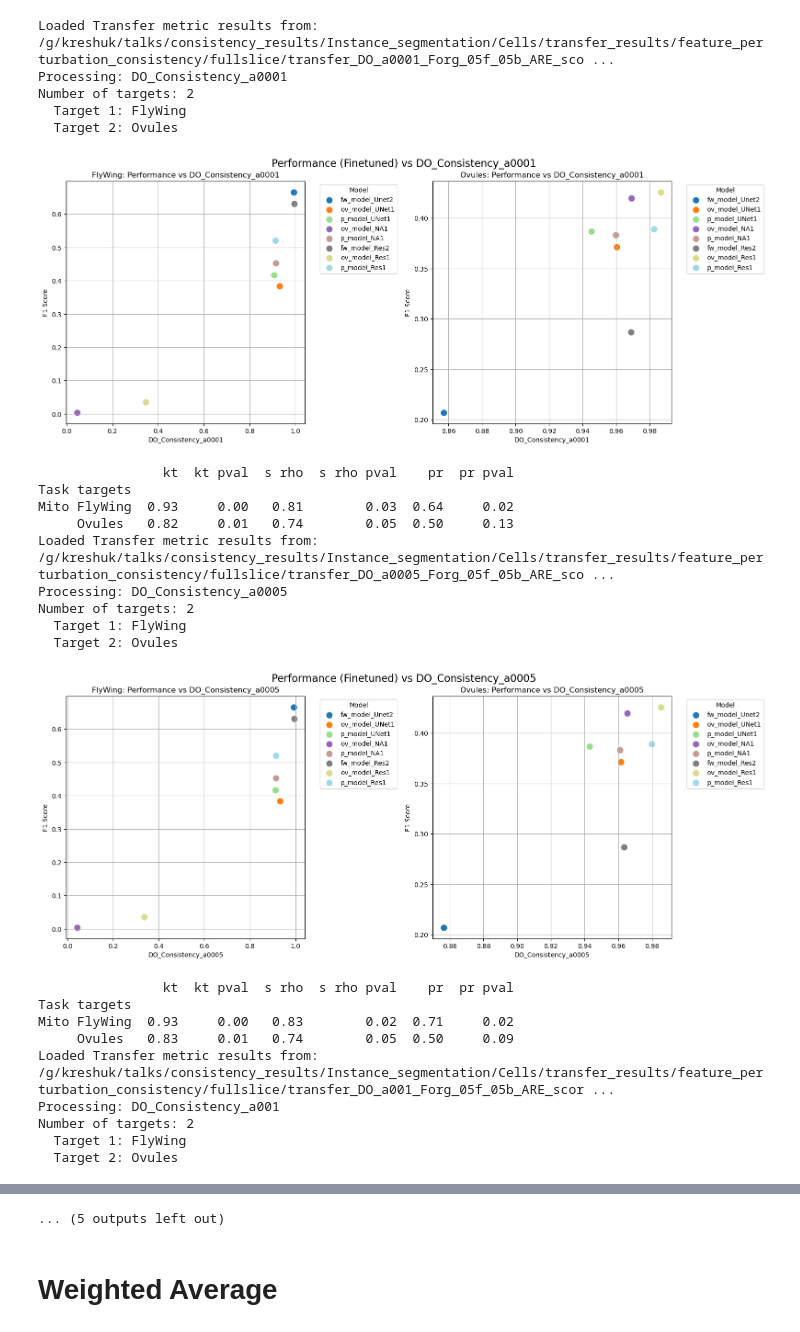
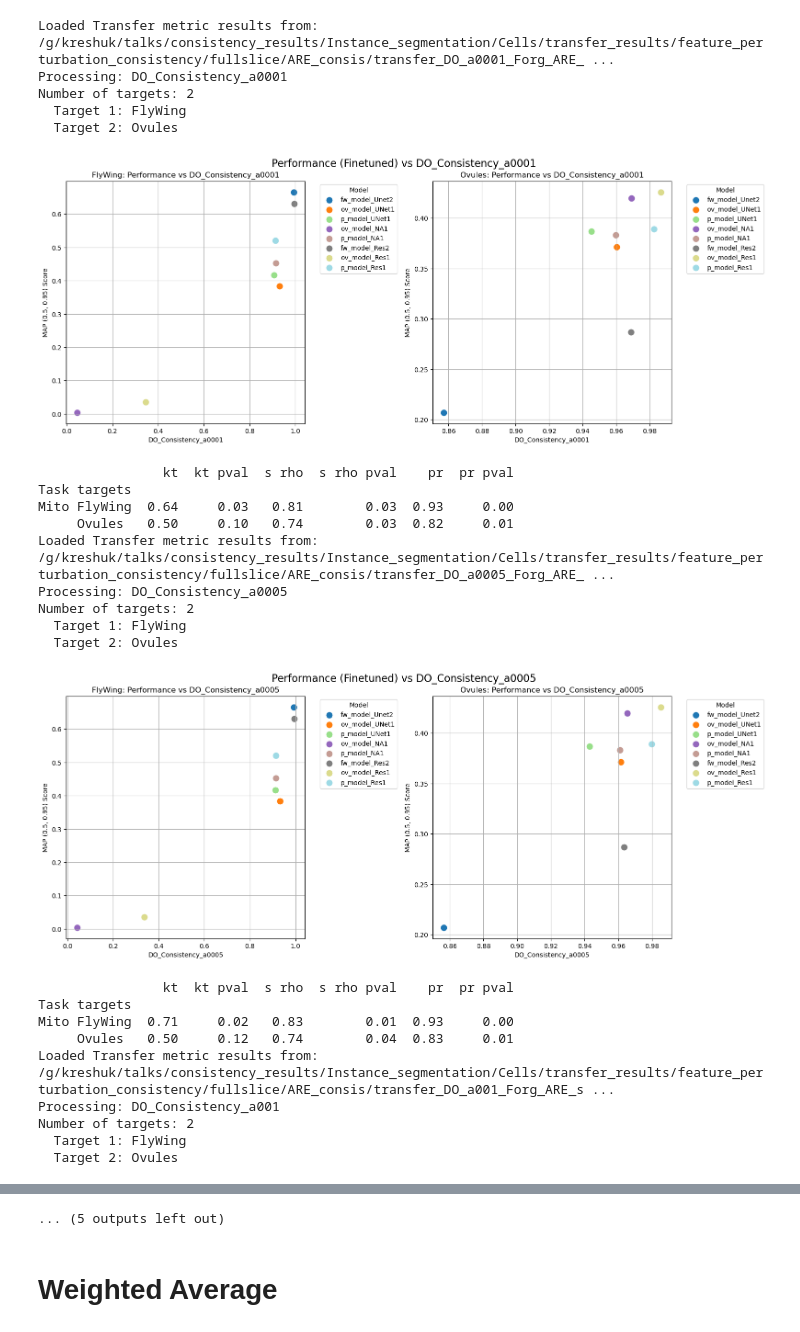
Before and after one commit to kreshuklab/model_ranking, a Jupyter notebook: notebooks/cell_segmentation/consistency/per_perturbation_strength_correlations/cells_consistency_vs_MAP_DO_ARE.ipynb, the cells around one changed output, grey strips where cells are left out. Cells and saved outputs as stored; diff of their text form; code cells hidden in the pictures.

```diff
--- a/notebooks/cell_segmentation/consistency/per_perturbation_strength_correlations/cells_consistency_vs_MAP_DO_ARE.ipynb
+++ b/notebooks/cell_segmentation/consistency/per_perturbation_strength_correlations/cells_consistency_vs_MAP_DO_ARE.ipynb
@@ -15,54 +13,55 @@ INFO: P [MainThread] 2025-10-17 11:38:54,549 plantseg - Logger configured at ini
 # %%
-performance_path = "/g/kreshuk/talks/consistency_results/Instance_segmentation/Cells/transfer_results/consistency/fullslice/transfer_performance_scores.json"
+performance_path = "/g/kreshuk/talks/consistency_results/Instance_segmentation/Cells/transfer_results/feature_perturbation_consistency/fullslice/transfer_performance_MAP_scores.json"
 with open(performance_path, "r") as f:
     performance_scores = json.load(f)["performance_scores"]
 # %%
-base_path = "/g/kreshuk/talks/consistency_results/Instance_segmentation/Cells/transfer_results/feature_perturbation_consistency/fullslice"
+base_path = "/g/kreshuk/talks/consistency_results/Instance_segmentation/Cells/transfer_results/feature_perturbation_consistency/fullslice/ARE_consis"
 selected_augmentations = ["a0001", "a0005", "a001", "a002", "a003", "a004", "a005", "a01"]
 
 for aug in selected_augmentations:
-    file_name = f"transfer_DO_{aug}_Forg_05f_05b_ARE_scores.json"
+    file_name = f"transfer_DO_{aug}_Forg_ARE_scores.json"
     consistency_path = Path(base_path) / file_name
     results = load_transfer_metric_results(consistency_path)
     consistency_scores = results["transfer_scores"]
     targets = list(consistency_scores.keys())
     plot_performance_vs_transfer_metric_multi_target(
         performance_scores=performance_scores,
             transfer_scores=consistency_scores,
             transfer_metric=f"DO_Consistency_{aug}",
             invert_transfer_metric=True,
-            finetuned=True
+            finetuned=True,
+            performance_metric_key="MAP (0.5, 0.95)",
         )
     KT_scores, SP_scores, PE_scores = to_target_transfer_correlations(
         targets=targets,
         transfer_metric_per_target=consistency_scores,
         performance_per_target=performance_scores,
         invert_transfer_metric=True,
     )
     correlation_df = correlation_table(KT_scores, SP_scores, PE_scores, targets=targets)
     print(correlation_df)
 # %% [output]
-Loaded Transfer metric results from: /g/kreshuk/talks/consistency_results/Instance_segmentation/Cells/transfer_results/feature_perturbation_consistency/fullslice/transfer_DO_a0001_Forg_05f_05b_ARE_sco ...
+Loaded Transfer metric results from: /g/kreshuk/talks/consistency_results/Instance_segmentation/Cells/transfer_results/feature_perturbation_consistency/fullslice/ARE_consis/transfer_DO_a0001_Forg_ARE_ ...
 Processing: DO_Consistency_a0001
 Number of targets: 2
   Target 1: FlyWing
   Target 2: Ovules
-[figure, old version]
+[figure, new version]
                 kt  kt pval  s rho  s rho pval    pr  pr pval
 Task targets
-Mito FlyWing  0.93     0.00   0.81        0.03  0.64     0.02
-     Ovules   0.82     0.01   0.74        0.05  0.50     0.13
-Loaded Transfer metric results from: /g/kreshuk/talks/consistency_results/Instance_segmentation/Cells/transfer_results/feature_perturbation_consistency/fullslice/transfer_DO_a0005_Forg_05f_05b_ARE_sco ...
+Mito FlyWing  0.64     0.03   0.81        0.03  0.93     0.00
+     Ovules   0.50     0.10   0.74        0.03  0.82     0.01
+Loaded Transfer metric results from: /g/kreshuk/talks/consistency_results/Instance_segmentation/Cells/transfer_results/feature_perturbation_consistency/fullslice/ARE_consis/transfer_DO_a0005_Forg_ARE_ ...
 Processing: DO_Consistency_a0005
 Number of targets: 2
   Target 1: FlyWing
   Target 2: Ovules
-[figure, old version]
+[figure, new version]
                 kt  kt pval  s rho  s rho pval    pr  pr pval
 Task targets
-Mito FlyWing  0.93     0.00   0.83        0.02  0.71     0.02
-     Ovules   0.83     0.01   0.74        0.05  0.50     0.09
-Loaded Transfer metric results from: /g/kreshuk/talks/consistency_results/Instance_segmentation/Cells/transfer_results/feature_perturbation_consistency/fullslice/transfer_DO_a001_Forg_05f_05b_ARE_scor ...
+Mito FlyWing  0.71     0.02   0.83        0.01  0.93     0.00
+     Ovules   0.50     0.12   0.74        0.04  0.83     0.01
+Loaded Transfer metric results from: /g/kreshuk/talks/consistency_results/Instance_segmentation/Cells/transfer_results/feature_perturbation_consistency/fullslice/ARE_consis/transfer_DO_a001_Forg_ARE_s ...
 Processing: DO_Consistency_a001
 Number of targets: 2
   Target 1: FlyWing
```
Also changed, not shown: parts of 3 cells of this notebook, 14 other files.
